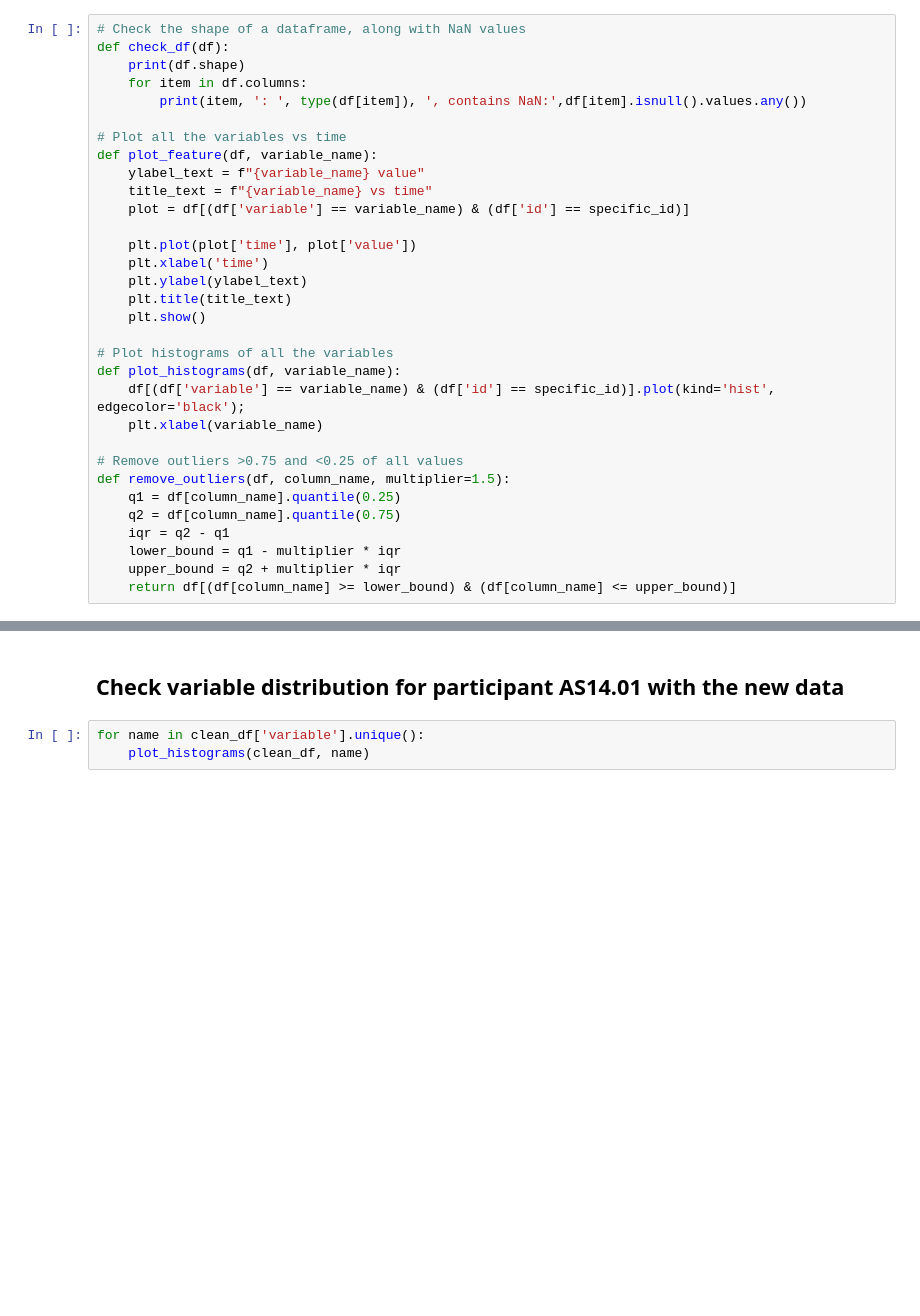
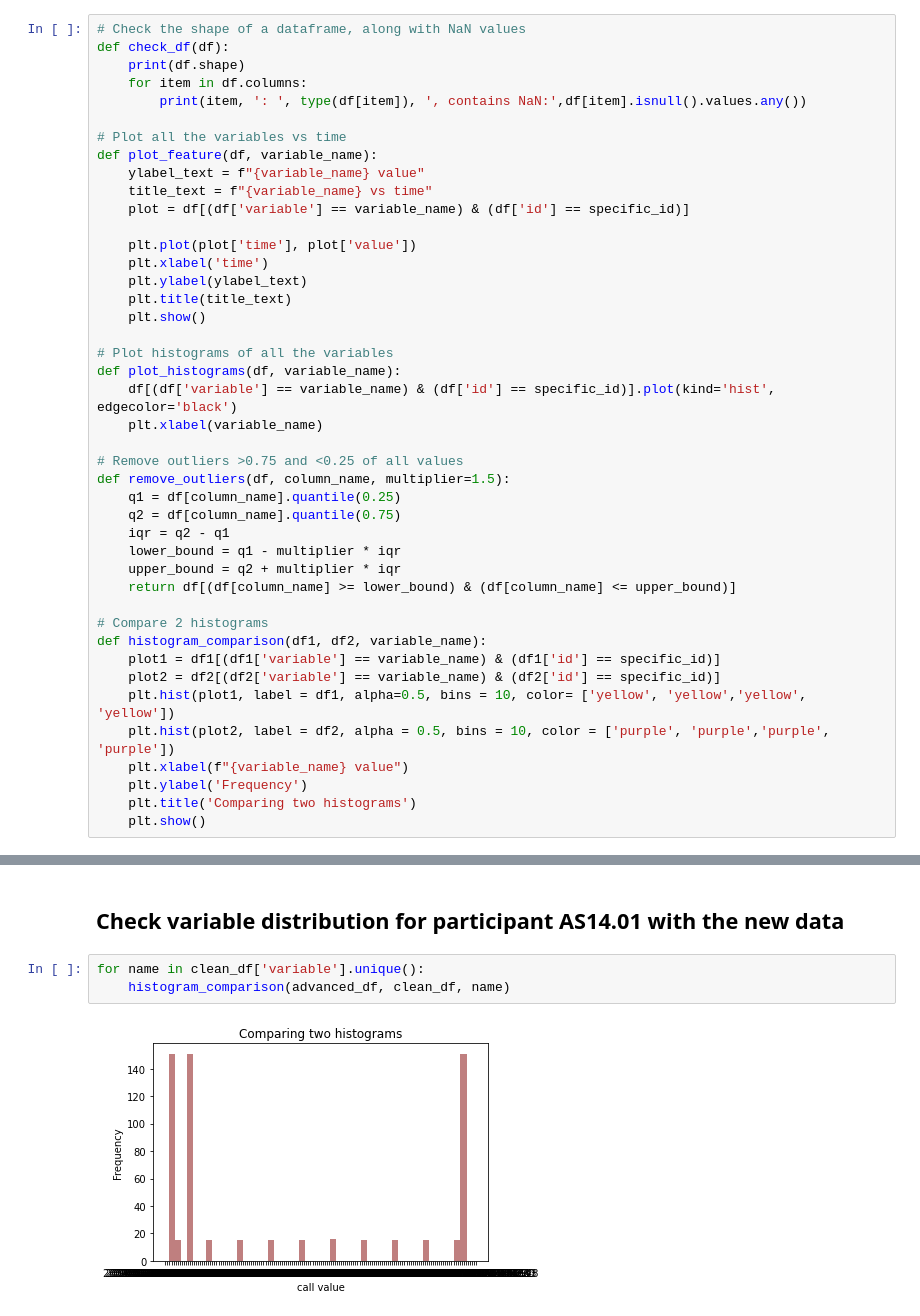
Before and after one commit to nbounatsos/dm_projects, a Jupyter notebook: Assignment 1/ass.ipynb, the cells around one changed output, grey strips where cells are left out. Cells and saved outputs as stored; diff of their text form; blank space fills up the shorter version.

```diff
--- a/Assignment 1/ass.ipynb
+++ b/Assignment 1/ass.ipynb
@@ -36,7 +36,7 @@ def plot_feature(df, variable_name):
 
 # Plot histograms of all the variables
 def plot_histograms(df, variable_name):
-    df[(df['variable'] == variable_name) & (df['id'] == specific_id)].plot(kind='hist', edgecolor='black');
+    df[(df['variable'] == variable_name) & (df['id'] == specific_id)].plot(kind='hist', edgecolor='black')
     plt.xlabel(variable_name)
 
 # Remove outliers >0.75 and <0.25 of all values
@@ -47,6 +47,17 @@ def remove_outliers(df, column_name, multiplier=1.5):
     lower_bound = q1 - multiplier * iqr
     upper_bound = q2 + multiplier * iqr
     return df[(df[column_name] >= lower_bound) & (df[column_name] <= upper_bound)]
+
+# Compare 2 histograms
+def histogram_comparison(df1, df2, variable_name):
+    plot1 = df1[(df1['variable'] == variable_name) & (df1['id'] == specific_id)]
+    plot2 = df2[(df2['variable'] == variable_name) & (df2['id'] == specific_id)]
+    plt.hist(plot1, label = df1, alpha=0.5, bins = 10, color= ['yellow', 'yellow','yellow', 'yellow'])
+    plt.hist(plot2, label = df2, alpha = 0.5, bins = 10, color = ['purple', 'purple','purple', 'purple'])
+    plt.xlabel(f"{variable_name} value")
+    plt.ylabel('Frequency')
+    plt.title('Comparing two histograms')
+    plt.show()
 # %% [markdown]
 ## Check for dataframe shape and NaN values
 # %%
@@ -102,4 +141,6 @@ clean_df = pd.concat(filtered_data)
 ## Check variable distribution for participant AS14.01 with the new data
 # %%
 for name in clean_df['variable'].unique():
-    plot_histograms(clean_df, name)
+    histogram_comparison(advanced_df, clean_df, name)
+# %% [output]
+[figure, added]
```
Also changed, not shown: parts of 4 cells of this notebook.
